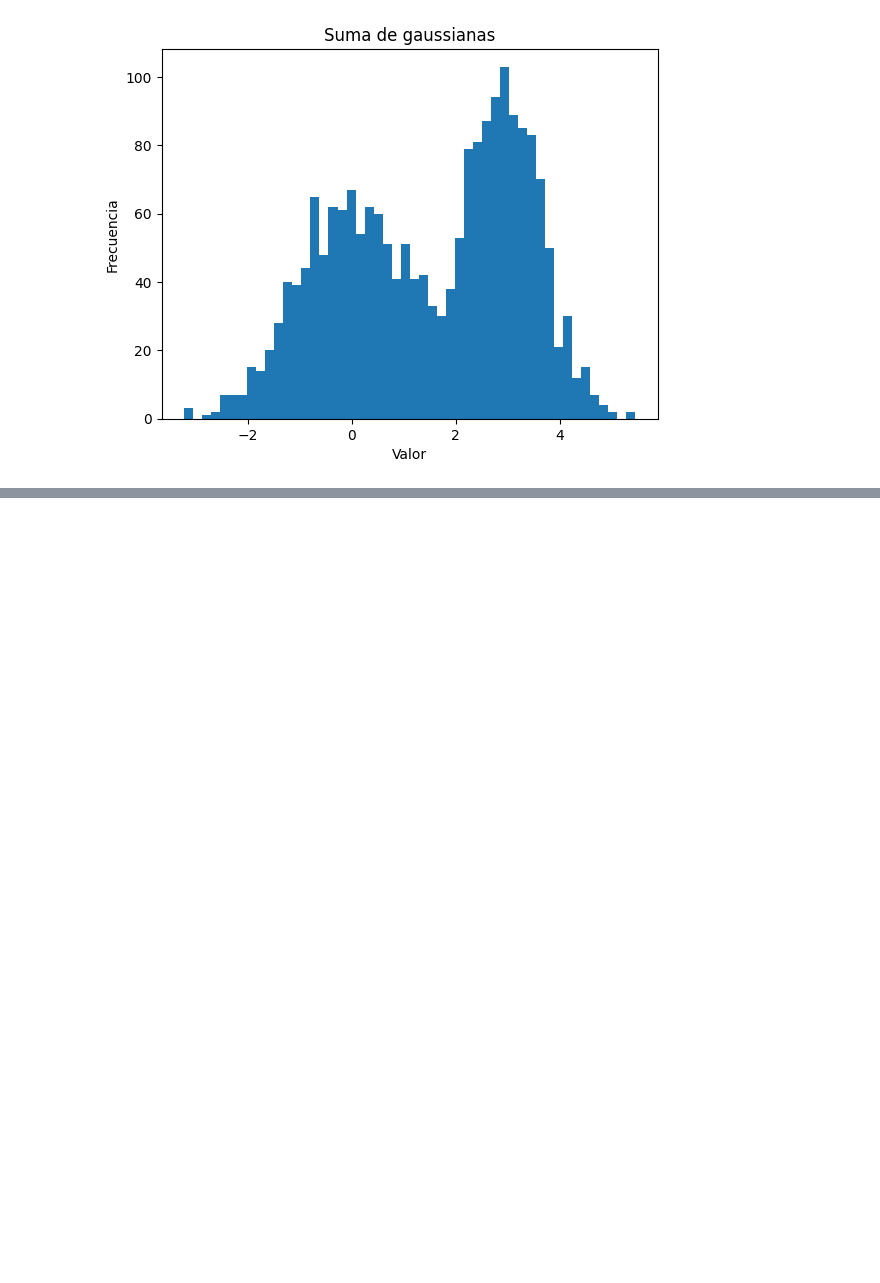
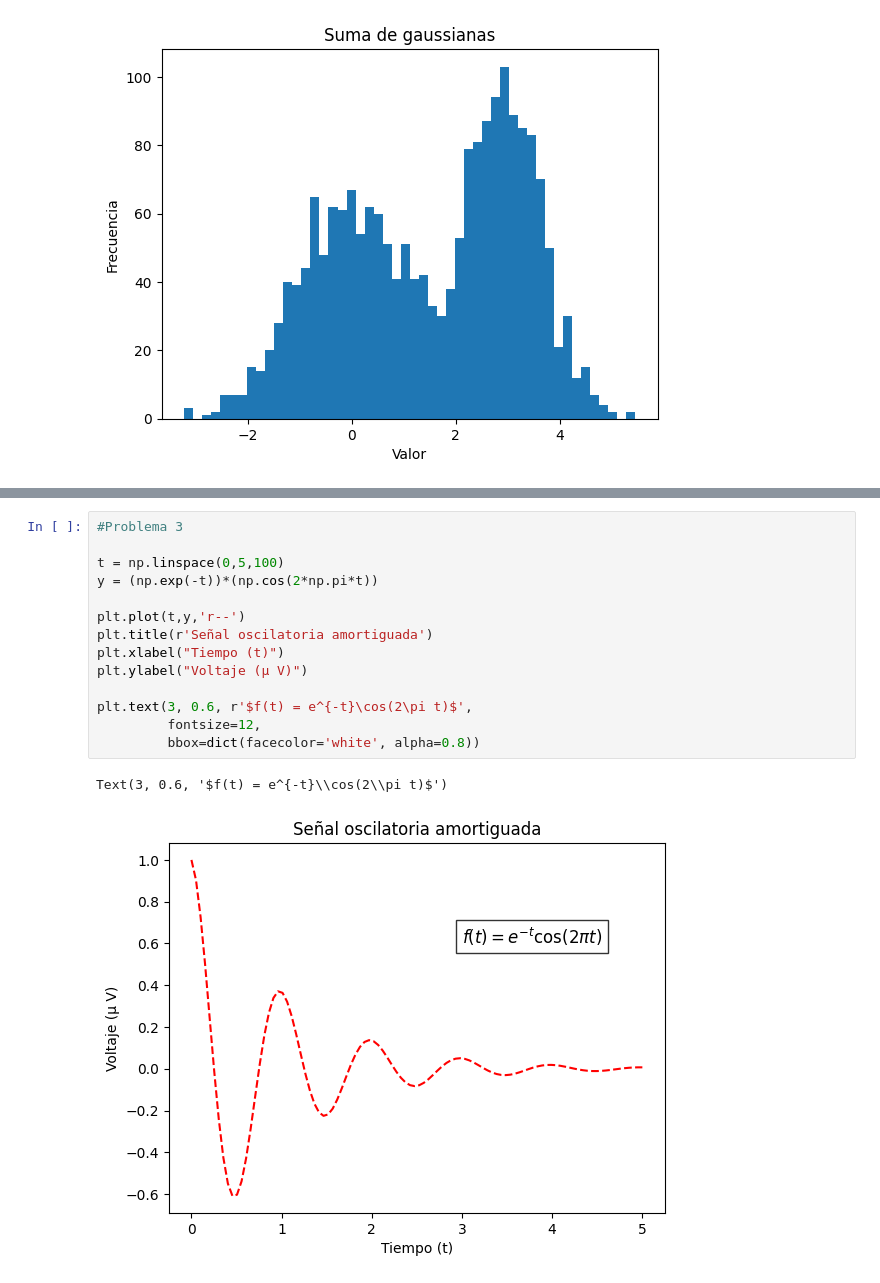
Before and after one commit to GeraMaple/IA-2026-1, a Jupyter notebook: tareas/Introducción a Numpy y Matplotlib.ipynb, the cells around one changed output, grey strips where cells are left out. Saved outputs shown, nothing was run; the diff lists cells and outputs as text; blank space fills up the shorter version.

```diff
--- a/tareas/Introducción a Numpy y Matplotlib.ipynb
+++ b/tareas/Introducción a Numpy y Matplotlib.ipynb
@@ -562,0 +581,17 @@ plt.show()
+# %%
+#Problema 3
+
+t = np.linspace(0,5,100)
+y = (np.exp(-t))*(np.cos(2*np.pi*t))
+
+plt.plot(t,y,'r--')
+plt.title(r'Señal oscilatoria amortiguada')
+plt.xlabel("Tiempo (t)")
+plt.ylabel("Voltaje (μ V)")
+
+plt.text(3, 0.6, r'$f(t) = e^{-t}\cos(2\pi t)$',
+         fontsize=12,
+         bbox=dict(facecolor='white', alpha=0.8))
+# %% [output]
+Text(3, 0.6, '$f(t) = e^{-t}\\cos(2\\pi t)$')
+[figure, added]
```
Also changed, not shown: parts of 3 cells of this notebook.
